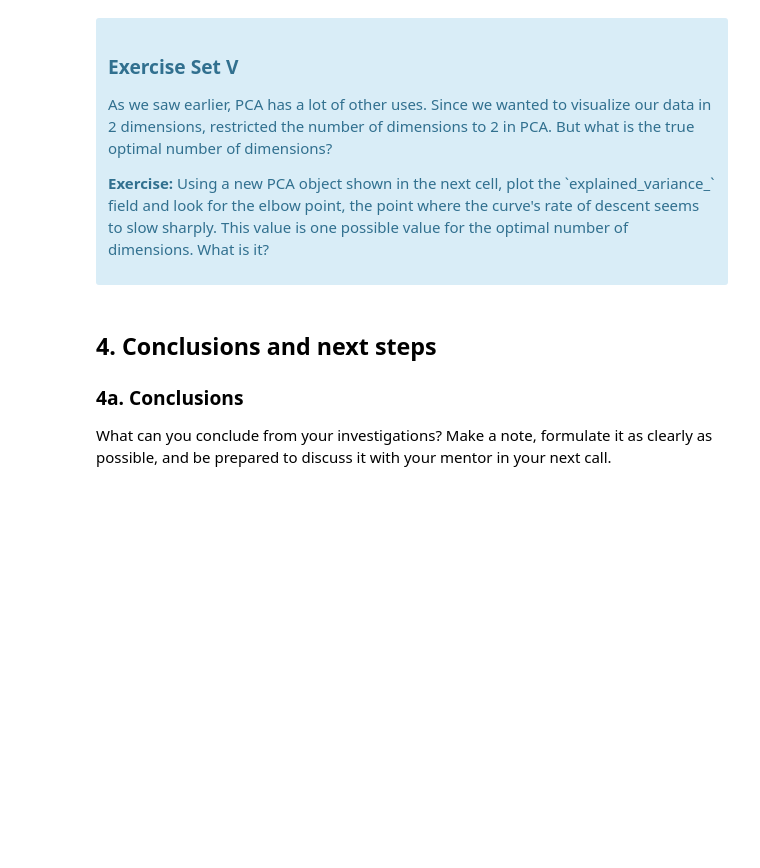
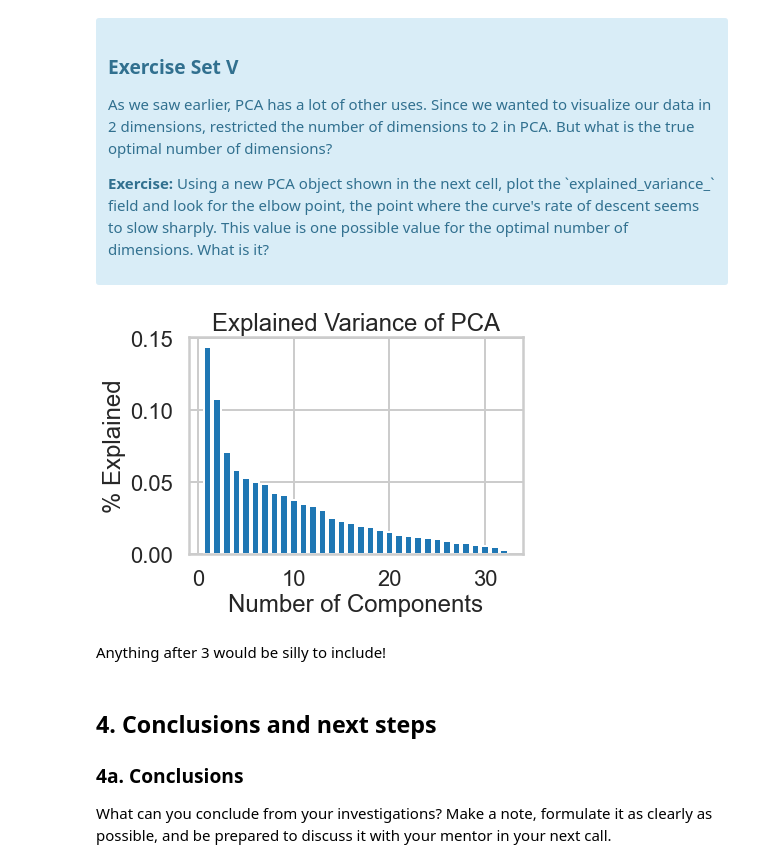
Before and after one commit to GwenToves/SpringBoard, a Jupyter notebook: Unsupervised Learning Case Studies/Clustering Case Study/Clustering Case Study - Customer Segmentation with K-Means - Tier 3.ipynb, the cells around one changed output. Saved outputs shown, nothing was run; the diff lists cells and outputs as text; code cells hidden in the pictures; blank space fills up the shorter version.

Commit message:
finished unlimited components PCA w plot

```diff
--- a/Unsupervised Learning Case Studies/Clustering Case Study/Clustering Case Study - Customer Segmentation with K-Means - Tier 3.ipynb
+++ b/Unsupervised Learning Case Studies/Clustering Case Study/Clustering Case Study - Customer Segmentation with K-Means - Tier 3.ipynb
@@ -412,9 +412,20 @@ What we've done is we've taken those columns of 0/1 indicator variables, and we'
 # Initialize a new PCA model with a default number of components.
 import sklearn.decomposition
 pca = sklearn.decomposition.PCA()
-pca.fit(X)
-
-# Do the rest on your own :)
+trans_array = pca.fit_transform(x_cols)
+# %%
+explained_variance = pca.explained_variance_ratio_
+
+plt.bar(np.arange(1, len(explained_variance) + 1), explained_variance)
+plt.xlabel('Number of Components')
+plt.ylabel('% Explained')
+plt.title('Explained Variance of PCA')
+plt.grid(True)
+plt.show()
+# %% [output]
+[figure, added]
+# %% [markdown]
+Anything after 3 would be silly to include!
 # %% [markdown]
 ## 4. Conclusions and next steps
 ### 4a. Conclusions
```
Also changed, not shown: parts of 7 cells of this notebook.
